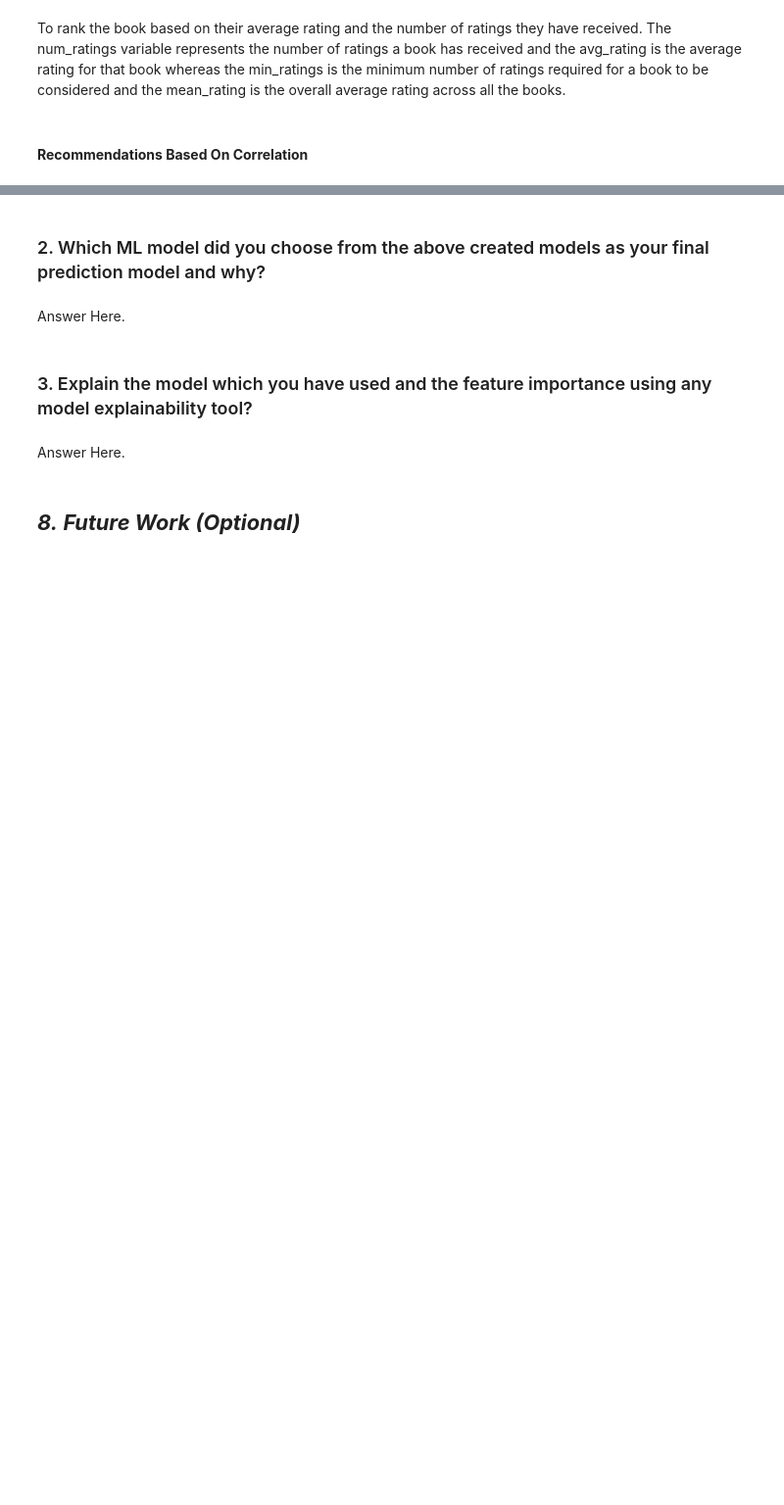
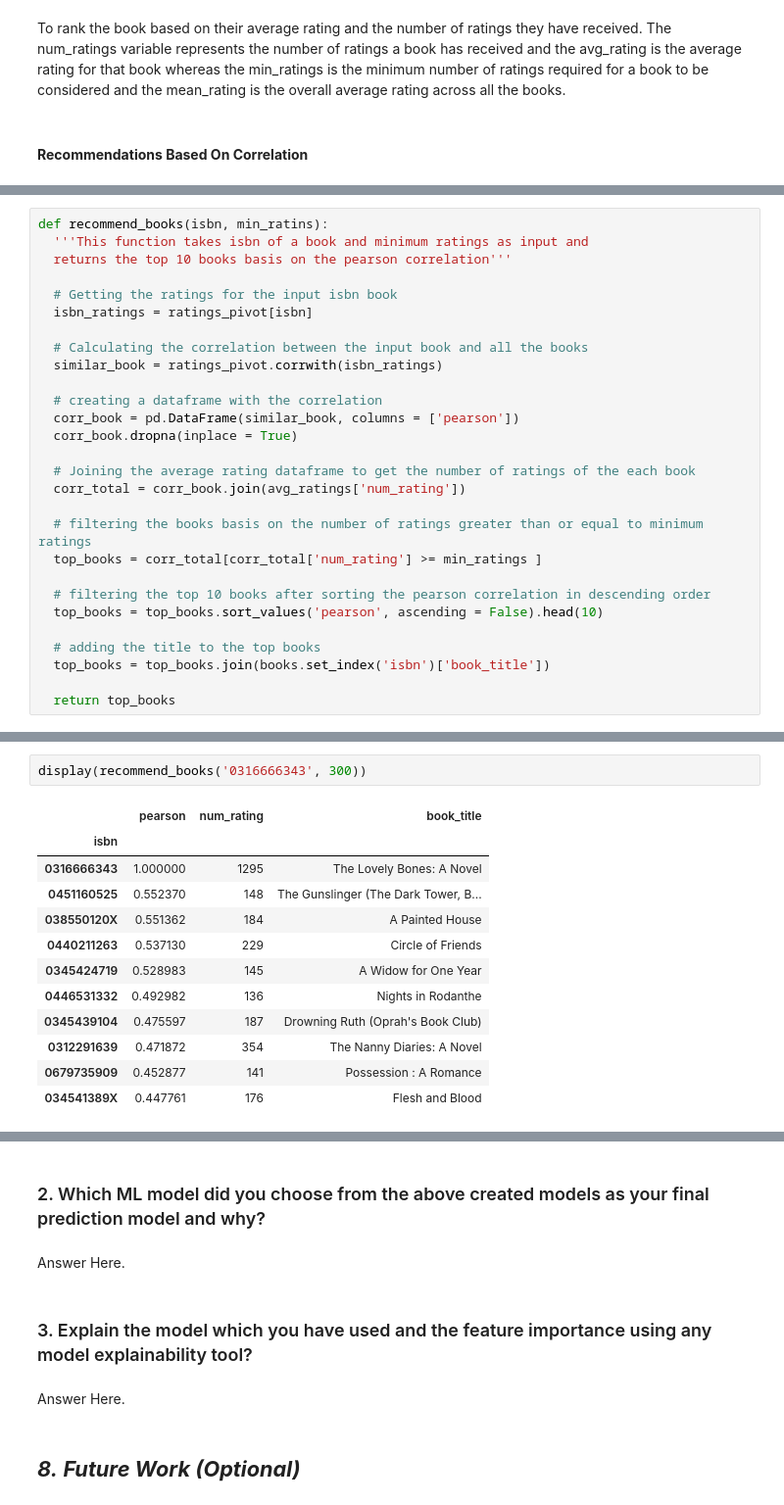
Before and after one commit to Jamal-1018/Book_Recommeder_System_Unsupervised_learning, a Jupyter notebook: Book_recommendation_sysytem_unsupervised.ipynb, the cells around one changed output, grey strips where cells are left out. Shown at 98% size. Cells and saved outputs as stored; diff of their text form; blank space fills up the shorter version.

```diff
--- a/Book_recommendation_sysytem_unsupervised.ipynb
+++ b/Book_recommendation_sysytem_unsupervised.ipynb
@@ -897,0 +908,28 @@ Answer Here.
+# %%
+def recommend_books(isbn, min_ratins):
+  '''This function takes isbn of a book and minimum ratings as input and
+  returns the top 10 books basis on the pearson correlation'''
+
+  # Getting the ratings for the input isbn book
+  isbn_ratings = ratings_pivot[isbn]
+
+  # Calculating the correlation between the input book and all the books
+  similar_book = ratings_pivot.corrwith(isbn_ratings)
+
+  # creating a dataframe with the correlation
+  corr_book = pd.DataFrame(similar_book, columns = ['pearson'])
+  corr_book.dropna(inplace = True)
+
+  # Joining the average rating dataframe to get the number of ratings of the each book
+  corr_total = corr_book.join(avg_ratings['num_rating'])
+
+  # filtering the books basis on the number of ratings greater than or equal to minimum ratings
+  top_books = corr_total[corr_total['num_rating'] >= min_ratings ]
+
+  # filtering the top 10 books after sorting the pearson correlation in descending order
+  top_books = top_books.sort_values('pearson', ascending = False).head(10)
+
+  # adding the title to the top books
+  top_books = top_books.join(books.set_index('isbn')['book_title'])
+
+  return top_books
@@ -897,0 +941,15 @@ Answer Here.
+# %%
+display(recommend_books('0316666343', 300))
+# %% [output]
+|  | pearson | num_rating | book_title |
+| isbn |  |  |  |
+| 0316666343 | 1.000000 | 1295 | The Lovely Bones: A Novel |
+| 0451160525 | 0.552370 | 148 | The Gunslinger (The Dark Tower, B... |
+| 038550120X | 0.551362 | 184 | A Painted House |
+| 0440211263 | 0.537130 | 229 | Circle of Friends |
+| 0345424719 | 0.528983 | 145 | A Widow for One Year |
+| 0446531332 | 0.492982 | 136 | Nights in Rodanthe |
+| 0345439104 | 0.475597 | 187 | Drowning Ruth (Oprah's Book Club) |
+| 0312291639 | 0.471872 | 354 | The Nanny Diaries: A Novel |
+| 0679735909 | 0.452877 | 141 | Possession : A Romance |
+| 034541389X | 0.447761 | 176 | Flesh and Blood |
```
Also changed, not shown: parts of 24 cells of this notebook.
